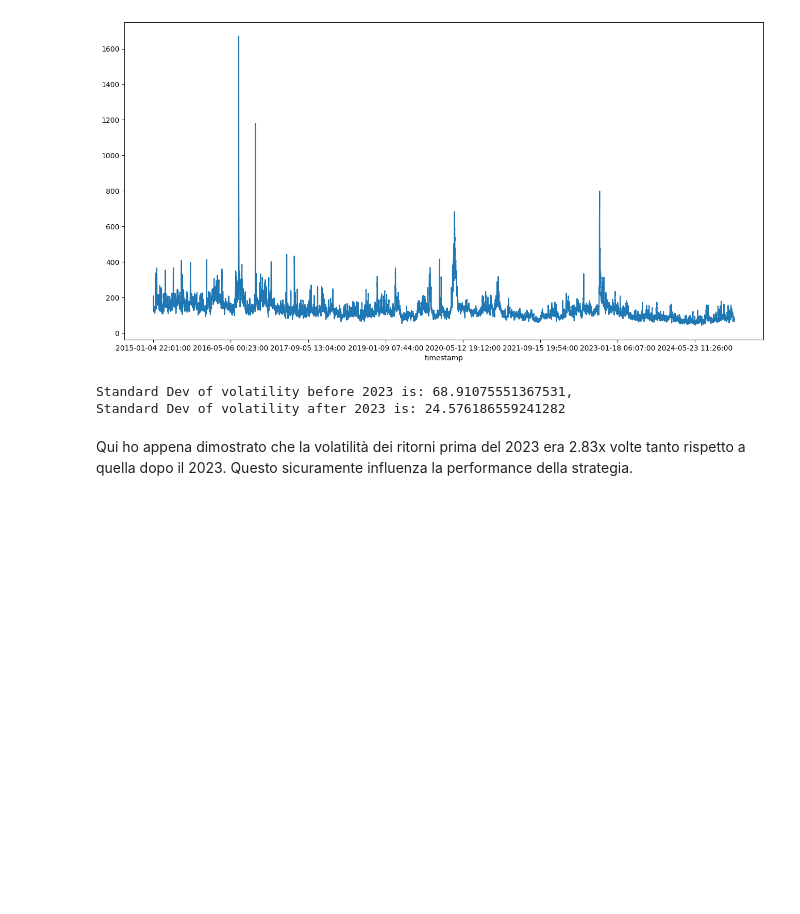
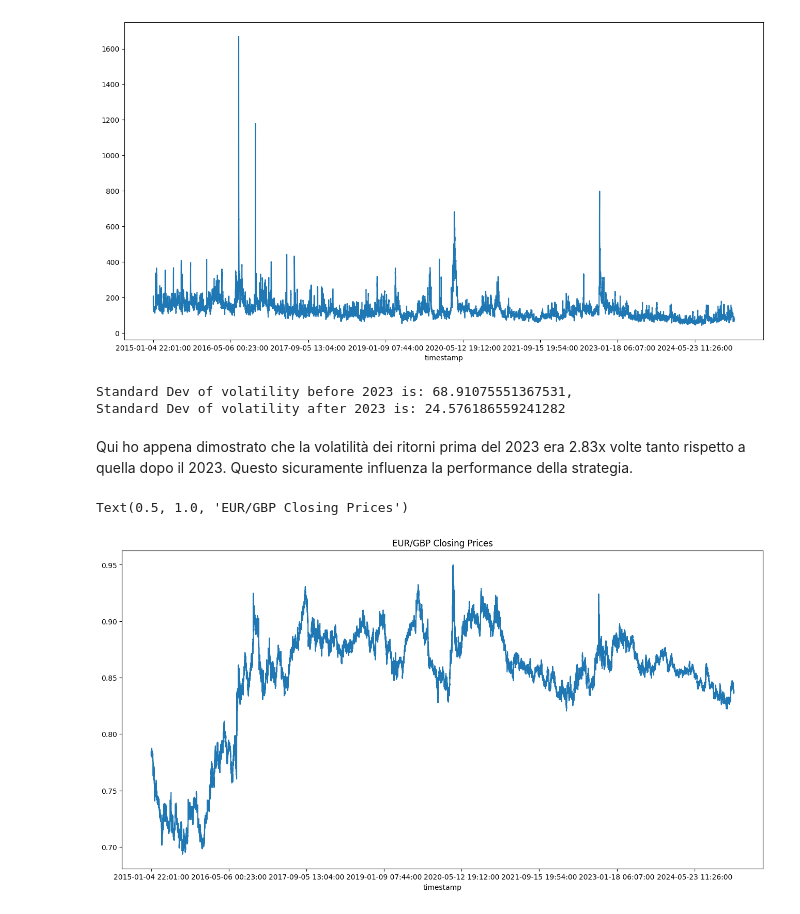
Before and after one commit to edoardoCame/PythonMiniTutorials, a Jupyter notebook: trading strategies/MyOwnBacktester/transition to cuDF/seasonality/rolling sd of returns.ipynb, the cells around one changed output. Saved outputs shown, nothing was run; the diff lists cells and outputs as text; code cells hidden in the pictures; blank space fills up the shorter version.

```diff
--- a/trading strategies/MyOwnBacktester/transition to cuDF/seasonality/rolling sd of returns.ipynb
+++ b/trading strategies/MyOwnBacktester/transition to cuDF/seasonality/rolling sd of returns.ipynb
@@ -21,3 +21,10 @@ Standard Dev of volatility before 2023 is: 68.91075551367531,
 Standard Dev of volatility after 2023 is: 24.576186559241282
 # %% [markdown]
 Qui ho appena dimostrato che la volatilità dei ritorni prima del 2023 era 2.83x volte tanto rispetto a quella dopo il 2023. Questo sicuramente influenza la performance della strategia.
+# %%
+close = eurgbp['close'].to_pandas()
+close.plot(figsize=(16, 8))
+plt.title('EUR/GBP Closing Prices')
+# %% [output]
+Text(0.5, 1.0, 'EUR/GBP Closing Prices')
+[figure, added]
```
